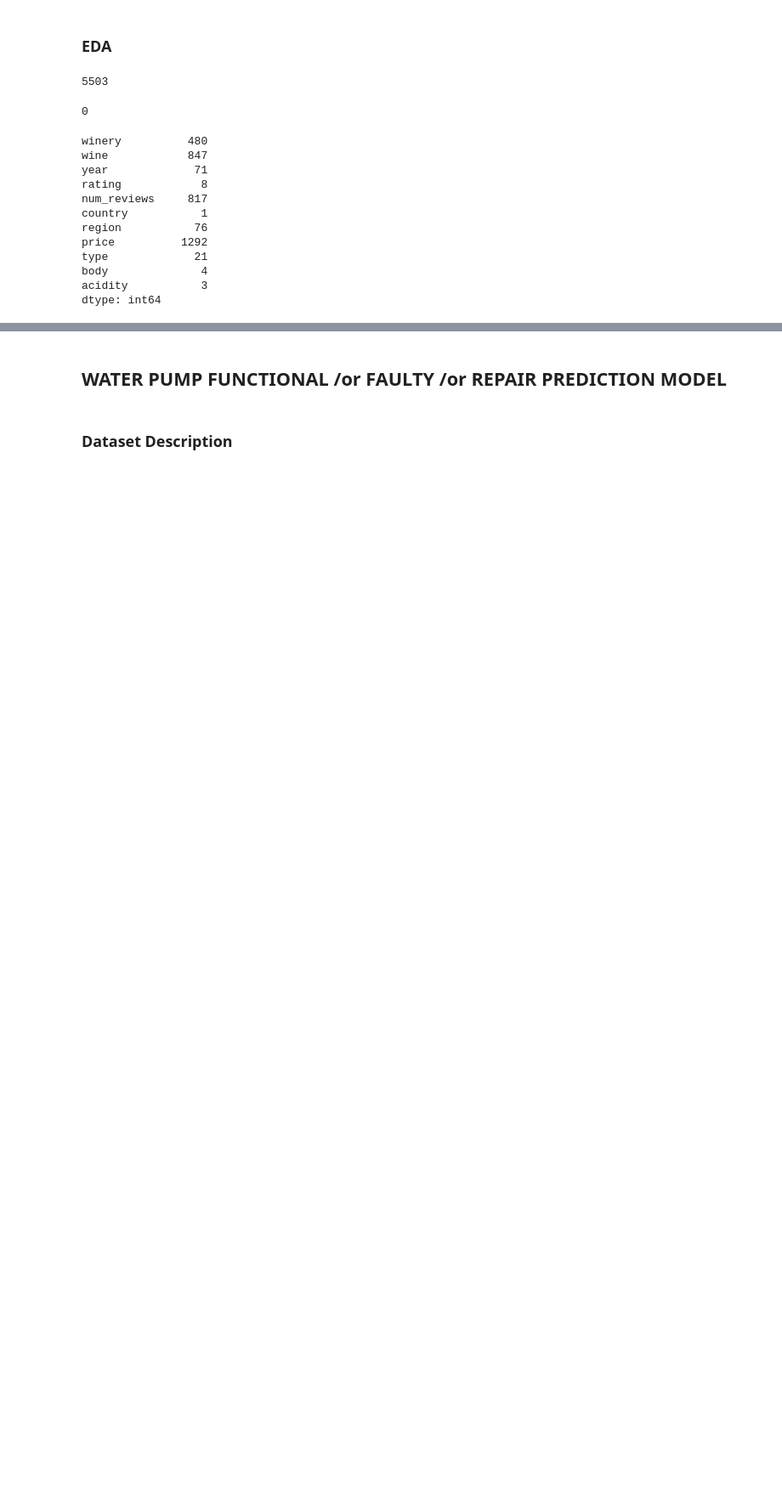
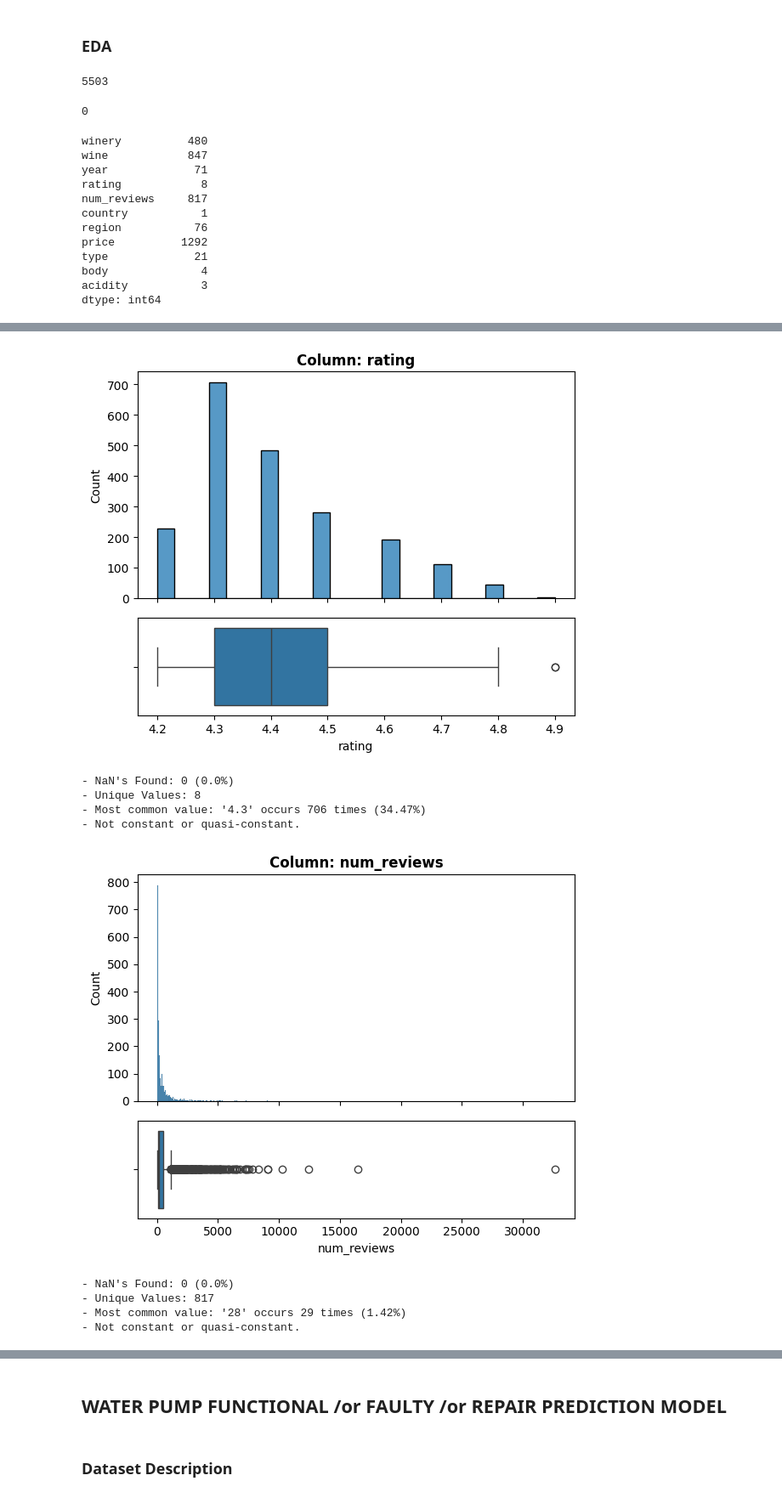
Before and after one commit to OMONa-E/ML-Models, a Jupyter notebook: ML_Models_Regression_and_Classification.ipynb, the cells around one changed output, grey strips where cells are left out. Shown at 85% size. Drawn from its saved outputs; the diff is of its cells as text; code cells hidden in the pictures; blank space fills up the shorter version.

```diff
--- a/ML_Models_Regression_and_Classification.ipynb
+++ b/ML_Models_Regression_and_Classification.ipynb
@@ -138,0 +185,5 @@ dtype: int64
+# %%
+# inconsistency check
+for item in wine_EDA_df.select_dtypes('object').columns:
+  print(f'{wine_EDA_df[item].value_counts()}')
+  print()
@@ -138,0 +331,16 @@ dtype: int64
+# %%
+# EDA for other numeric features
+for item in wine_EDA_df.select_dtypes('number').drop(columns='price').columns:
+  explore_numeric(df=wine_EDA_df, x=item);
+  print()
+# %% [output]
+[figure, added]
+- NaN's Found: 0 (0.0%)
+- Unique Values: 8
+- Most common value: '4.3' occurs 706 times (34.47%)
+- Not constant or quasi-constant.
+[figure, added]
+- NaN's Found: 0 (0.0%)
+- Unique Values: 817
+- Most common value: '28' occurs 29 times (1.42%)
+- Not constant or quasi-constant.
```
Also changed, not shown: parts of 10 cells of this notebook.
